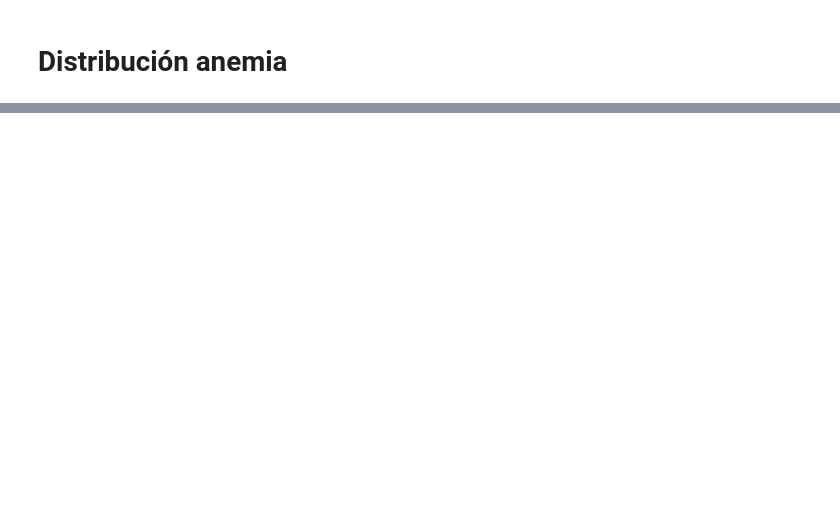
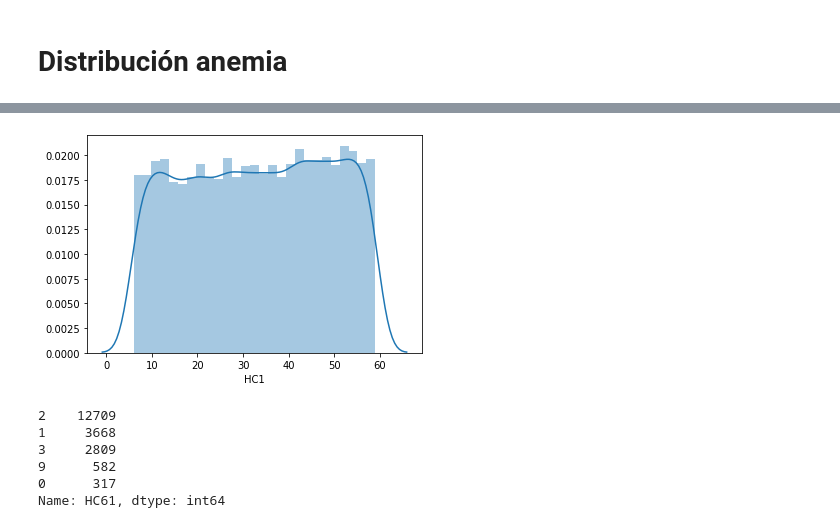
Before and after one commit to ChallengeCare/endes-analisis, a Jupyter notebook: nb/mrg_hv_ninhos_anemia.ipynb, the cells around one changed output, grey strips where cells are left out. Drawn from its saved outputs; the diff is of its cells as text; code cells hidden in the pictures; blank space fills up the shorter version.

```diff
--- a/nb/mrg_hv_ninhos_anemia.ipynb
+++ b/nb/mrg_hv_ninhos_anemia.ipynb
@@ -151,0 +216,13 @@ full_df.to_csv(f'{datasets_path}/raw_ninhos_anemia_hv.csv')
+# %%
+ax = sns.distplot(full_df_valid.HC1) # bastante uniforme en edades
+# %% [output]
+[figure, added]
+# %%
+full_df_valid.HC61.value_counts(dropna=False)
+# %% [output]
+2    12709
+1     3668
+3     2809
+9      582
+0      317
+Name: HC61, dtype: int64
```
Also changed, not shown: parts of 16 cells of this notebook, 1 other file.
